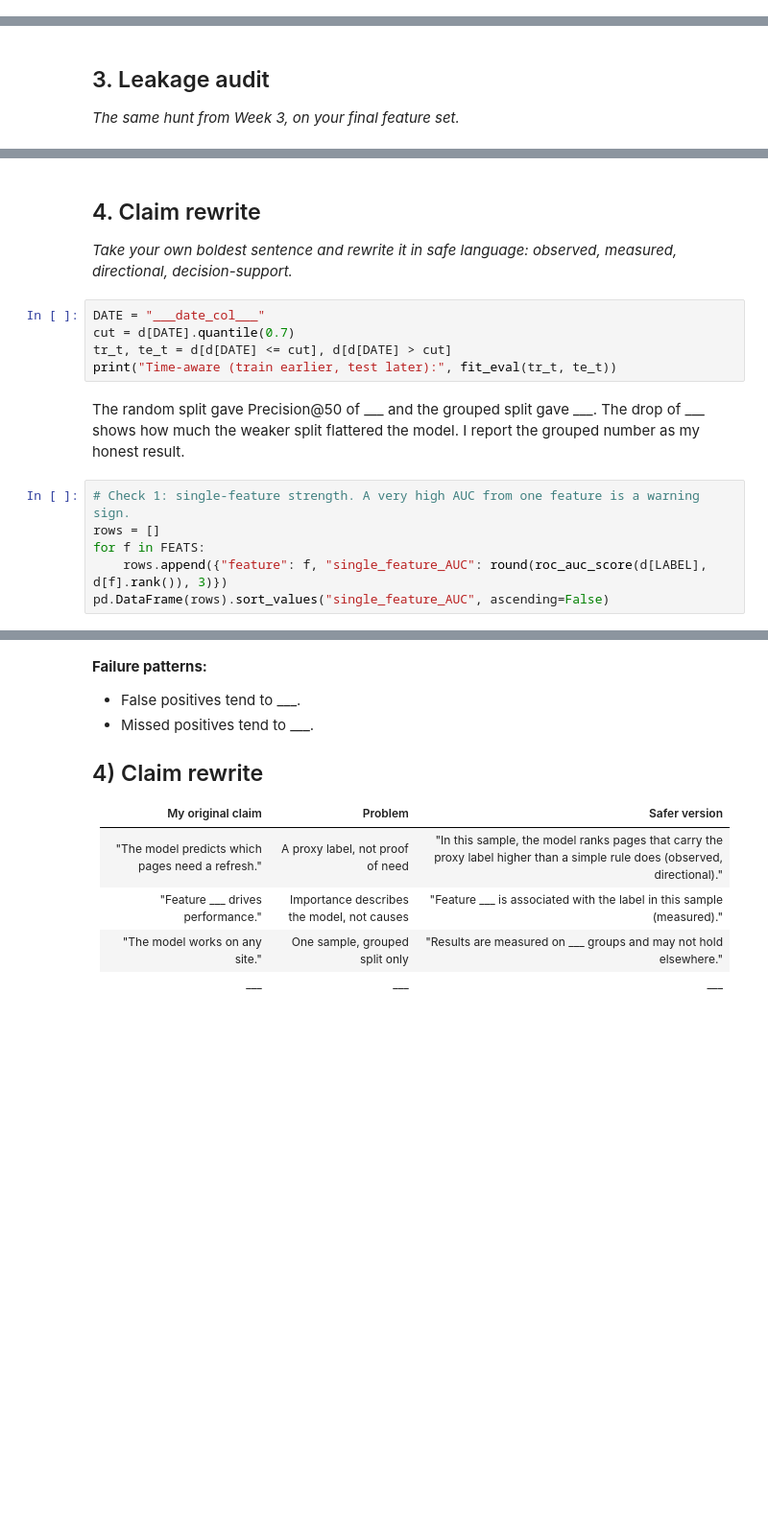
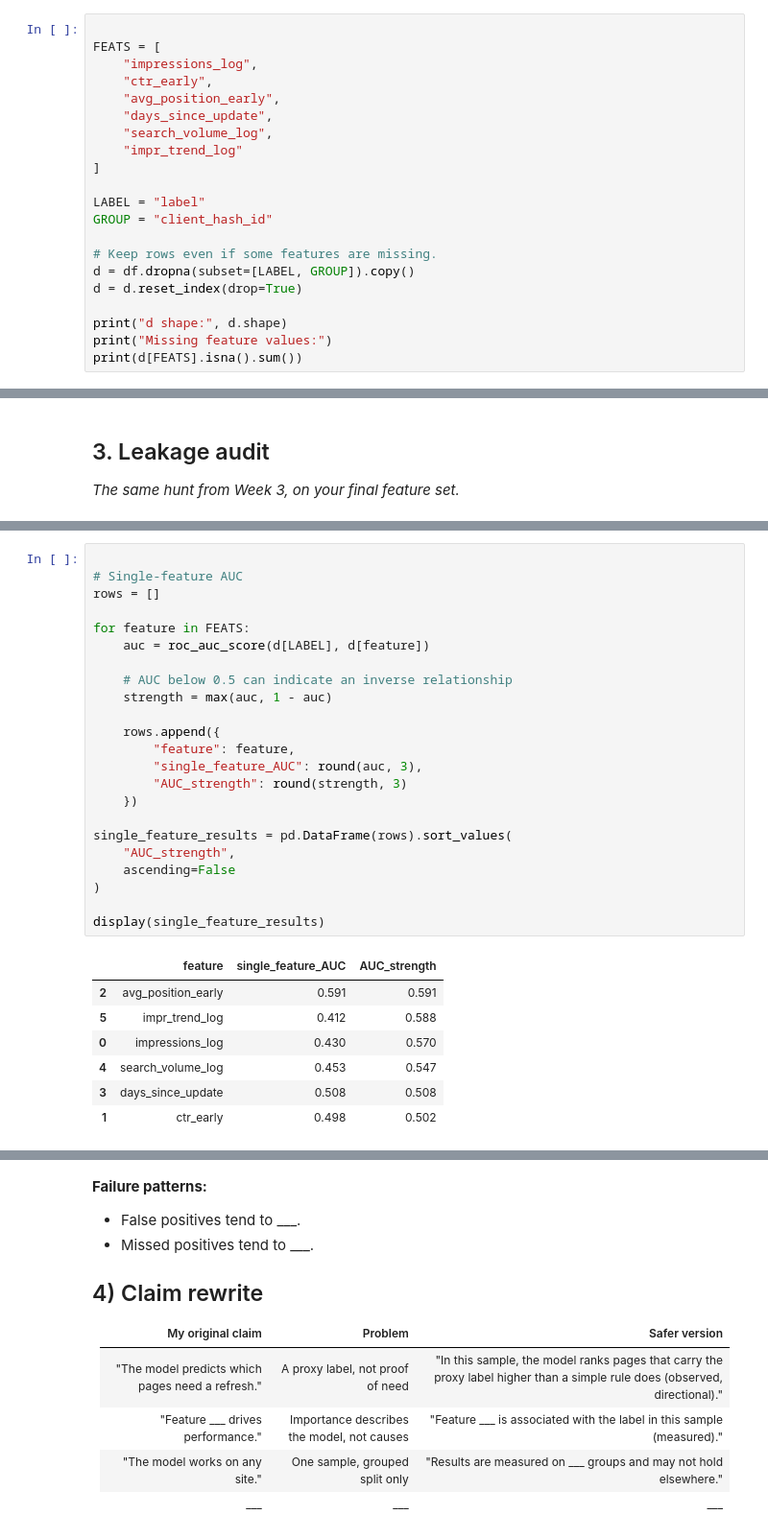
Before and after one commit to janaadarwish/flyrank-ml-internship, a Jupyter notebook: work/notebooks/w06_validation_audit.ipynb, the cells around one changed output, grey strips where cells are left out. Shown at 96% size. Drawn from its saved outputs; the diff is of its cells as text; blank space fills up the shorter version.

```diff
--- a/work/notebooks/w06_validation_audit.ipynb
+++ b/work/notebooks/w06_validation_audit.ipynb
@@ -29,0 +170,21 @@ I'm asking these as practice at the next level of rigor, the way I'd want my own
+# %%
+
+FEATS = [
+    "impressions_log",
+    "ctr_early",
+    "avg_position_early",
+    "days_since_update",
+    "search_volume_log",
+    "impr_trend_log"
+]
+
+LABEL = "label"
+GROUP = "client_hash_id"
+
+# Keep rows even if some features are missing.
+d = df.dropna(subset=[LABEL, GROUP]).copy()
+d = d.reset_index(drop=True)
+
+print("d shape:", d.shape)
+print("Missing feature values:")
+print(d[FEATS].isna().sum())
@@ -67,18 +284,32 @@ pd.DataFrame(
-# %% [markdown]
-## 4. Claim rewrite
-
-*Take your own boldest sentence and rewrite it in safe language: observed, measured, directional, decision-support.*
-# %%
-DATE = "___date_col___"
-cut = d[DATE].quantile(0.7)
-tr_t, te_t = d[d[DATE] <= cut], d[d[DATE] > cut]
-print("Time-aware (train earlier, test later):", fit_eval(tr_t, te_t))
-# %% [markdown]
-The random split gave Precision@50 of ___ and the grouped split gave ___. The drop of ___ shows how much the weaker split flattered the model. I report the grouped number as my honest result.
-# %%
-# Check 1: single-feature strength. A very high AUC from one feature is a warning sign.
-rows = []
-for f in FEATS:
-    rows.append({"feature": f, "single_feature_AUC": round(roc_auc_score(d[LABEL], d[f].rank()), 3)})
-pd.DataFrame(rows).sort_values("single_feature_AUC", ascending=False)
+# %%
+
+# Single-feature AUC
+rows = []
+
+for feature in FEATS:
+    auc = roc_auc_score(d[LABEL], d[feature])
+
+    # AUC below 0.5 can indicate an inverse relationship
+    strength = max(auc, 1 - auc)
+
+    rows.append({
+        "feature": feature,
+        "single_feature_AUC": round(auc, 3),
+        "AUC_strength": round(strength, 3)
+    })
+
+single_feature_results = pd.DataFrame(rows).sort_values(
+    "AUC_strength",
+    ascending=False
+)
+
+display(single_feature_results)
+# %% [output]
+|  | feature | single_feature_AUC | AUC_strength |
+| 2 | avg_position_early | 0.591 | 0.591 |
+| 5 | impr_trend_log | 0.412 | 0.588 |
+| 0 | impressions_log | 0.430 | 0.570 |
+| 4 | search_volume_log | 0.453 | 0.547 |
+| 3 | days_since_update | 0.508 | 0.508 |
+| 1 | ctr_early | 0.498 | 0.502 |
 # %%
```
Also changed, not shown: parts of 23 cells of this notebook.
